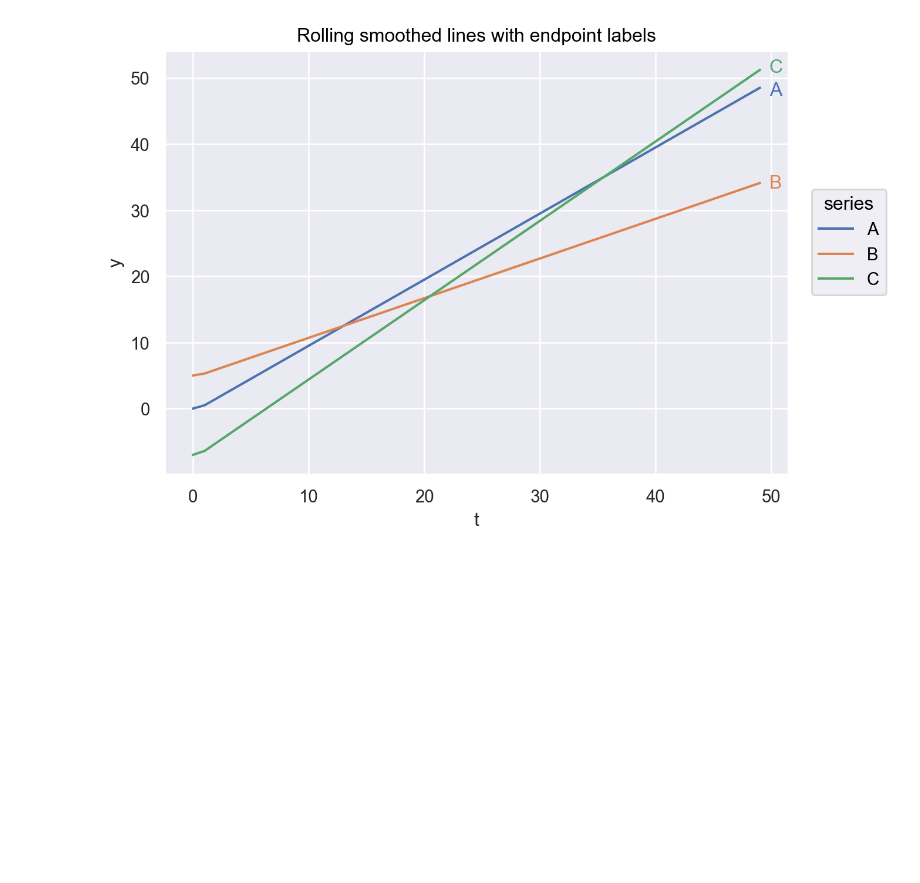
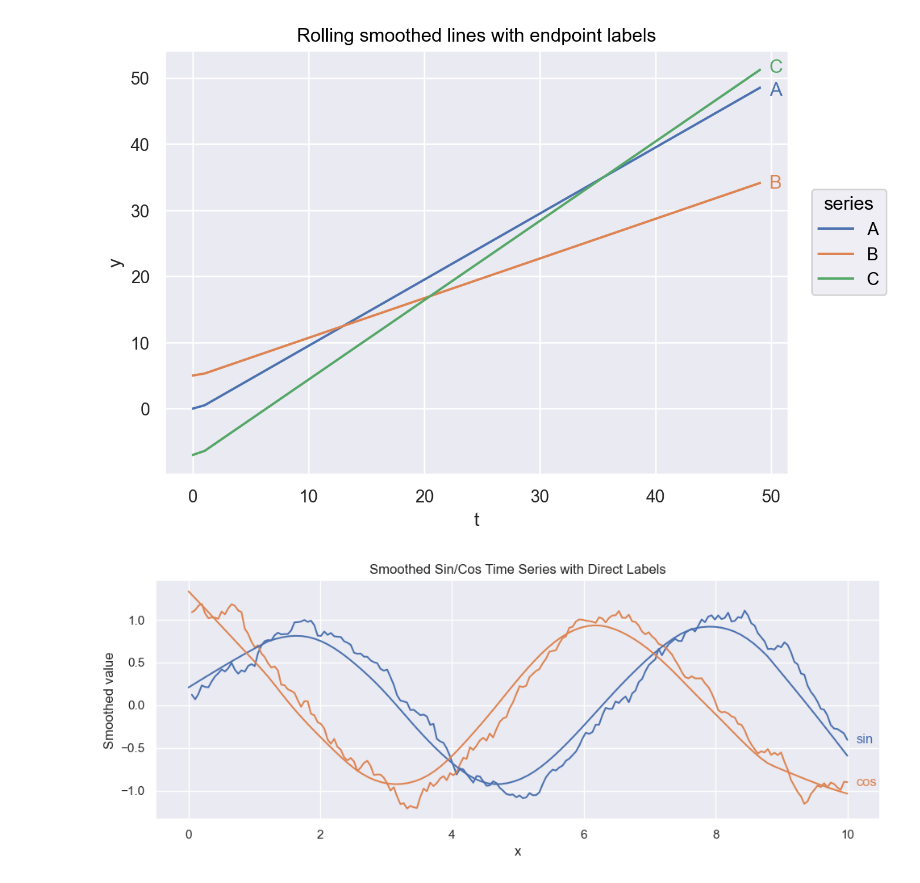
Before and after one commit to oosei25/seaborn_objects_recipes, a Jupyter notebook: docs/tutorial/recipes_tut.ipynb, the cells around one changed output. Saved outputs shown, nothing was run; the diff lists cells and outputs as text; code cells hidden in the pictures; blank space fills up the shorter version.

```diff
--- a/docs/tutorial/recipes_tut.ipynb
+++ b/docs/tutorial/recipes_tut.ipynb
@@ -317,3 +302,37 @@ roll = sor.Rolling(window_type="gaussian", window_kwargs={"std": 2})
 )
 # %% [output]
 [figure]
+# %%
+# ---- Example data ----
+np.random.seed(42)
+x = np.linspace(0, 10, 200)
+y1 = np.sin(x) + np.random.normal(scale=0.25, size=len(x))
+y2 = np.cos(x) + np.random.normal(scale=0.25, size=len(x))
+
+df = pd.DataFrame(
+    {
+        "x": np.tile(x, 2),
+        "y": np.concatenate([y1, y2]),
+        "series": np.repeat(["sin", "cos"], len(x)),
+    }
+)
+
+# ---- Combined Rolling + LOWESS + LineLabel ----
+(
+    so.Plot(df, x="x", y="y", color="series", text="series")
+    # Rolling-smoothed line
+    .add(so.Line(), rolling := sor.Rolling(window=8, agg="mean"),legend=False,)
+    # LOWESS-smoothed line (overlaid)
+    .add(so.Line(), sor.Lowess(frac=0.25),legend=False,)
+    # Direct labels at the right edge of each series
+    .add(sor.LineLabel(offset=8), rolling)
+    .layout(size=(10, 4))
+    .label(
+        title="Smoothed Sin/Cos Time Series with Direct Labels",
+        x="x",
+        y="Smoothed value",
+    )
+    .show()
+)
+# %% [output]
+[figure, added]
```
Also changed, not shown: parts of 4 cells of this notebook, 2 other files.
